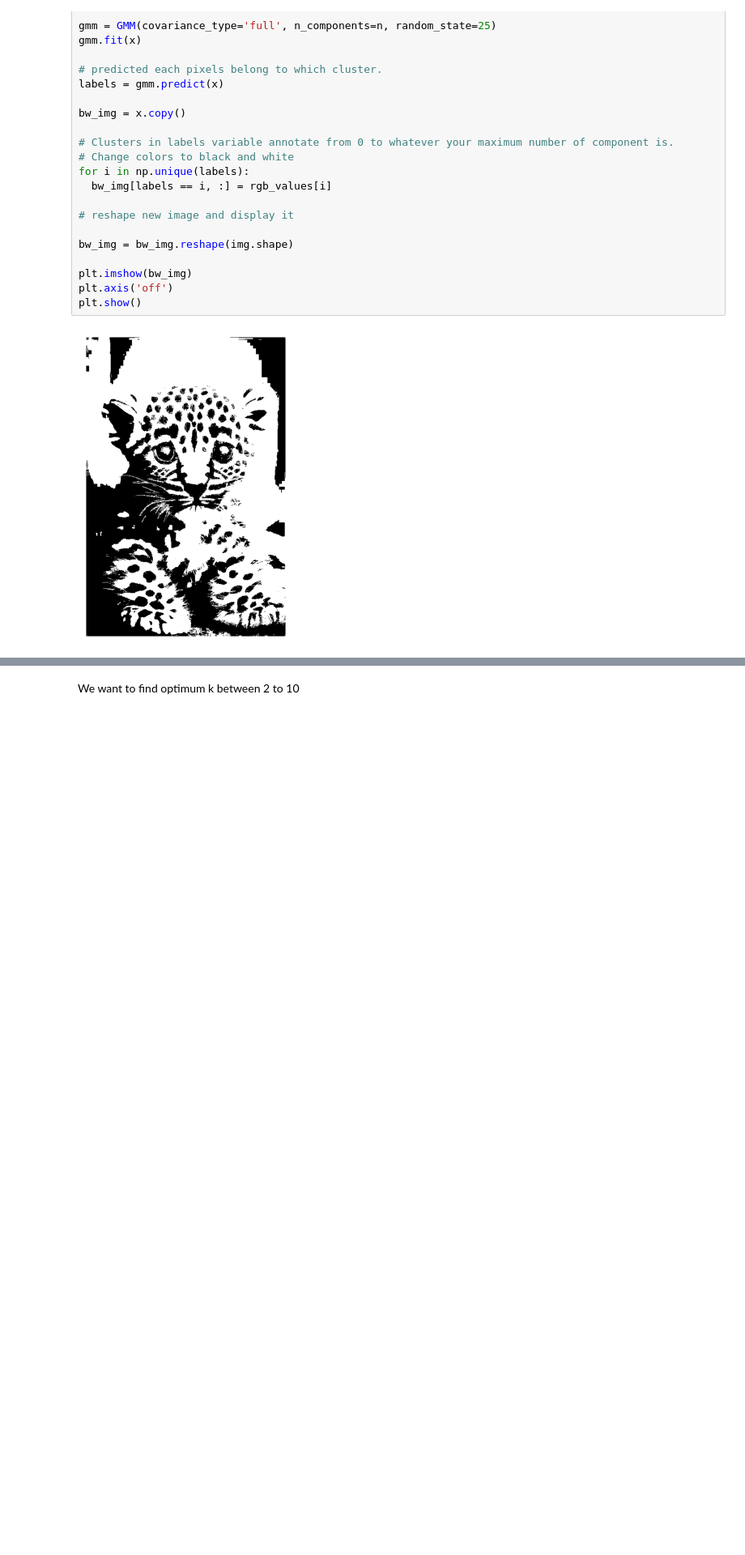
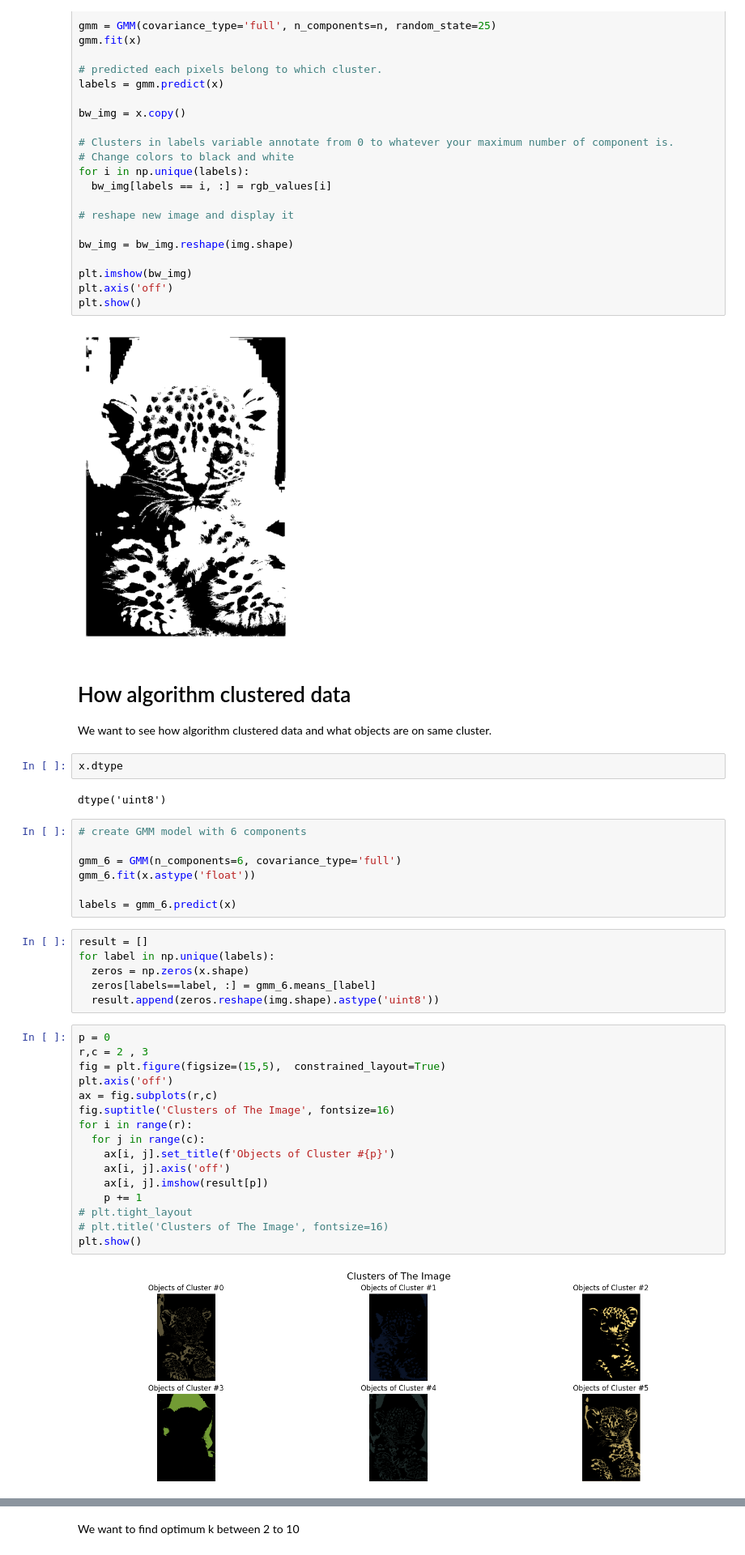
Before and after one commit to mrpintime/Gaussian-Mixture-Model, a Jupyter notebook: Image_Dimensionality_Reduction.ipynb, the cells around one changed output, grey strips where cells are left out. Shown at 81% size. Saved outputs shown, nothing was run; the diff lists cells and outputs as text; blank space fills up the shorter version.

Commit message:
new section added (objects of each cluster)

```diff
--- a/Image_Dimensionality_Reduction.ipynb
+++ b/Image_Dimensionality_Reduction.ipynb
@@ -142,4 +135,42 @@ plt.axis('off')
 plt.show()
 # %% [output]
 [figure]
+# %% [markdown]
+# How algorithm clustered data
+ We want to see how algorithm clustered data and what objects are on same cluster.
+# %%
+x.dtype
+# %% [output]
+dtype('uint8')
+# %%
+# create GMM model with 6 components
+
+gmm_6 = GMM(n_components=6, covariance_type='full')
+gmm_6.fit(x.astype('float'))
+
+labels = gmm_6.predict(x)
+# %%
+result = []
+for label in np.unique(labels):
+  zeros = np.zeros(x.shape)
+  zeros[labels==label, :] = gmm_6.means_[label]
+  result.append(zeros.reshape(img.shape).astype('uint8'))
+# %%
+p = 0
+r,c = 2 , 3
+fig = plt.figure(figsize=(15,5),  constrained_layout=True)
+plt.axis('off')
+ax = fig.subplots(r,c)
+fig.suptitle('Clusters of The Image', fontsize=16)
+for i in range(r):
+  for j in range(c):
+    ax[i, j].set_title(f'Objects of Cluster #{p}')
+    ax[i, j].axis('off')
+    ax[i, j].imshow(result[p])
+    p += 1
+# plt.tight_layout
+# plt.title('Clusters of The Image', fontsize=16)
+plt.show()
+# %% [output]
+[figure, added]
 # %% [markdown]
```
Also changed, not shown: parts of 4 cells of this notebook.
